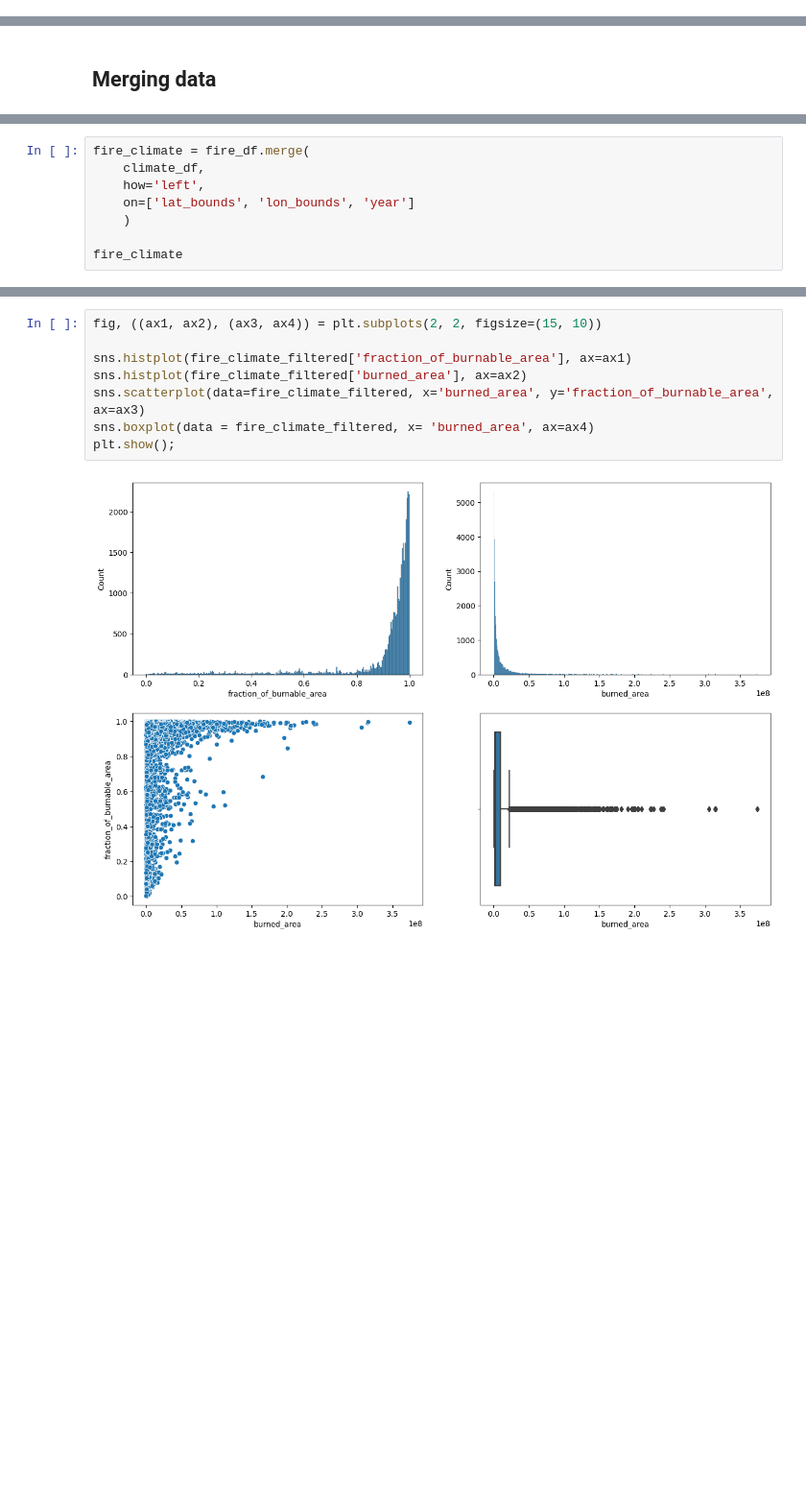
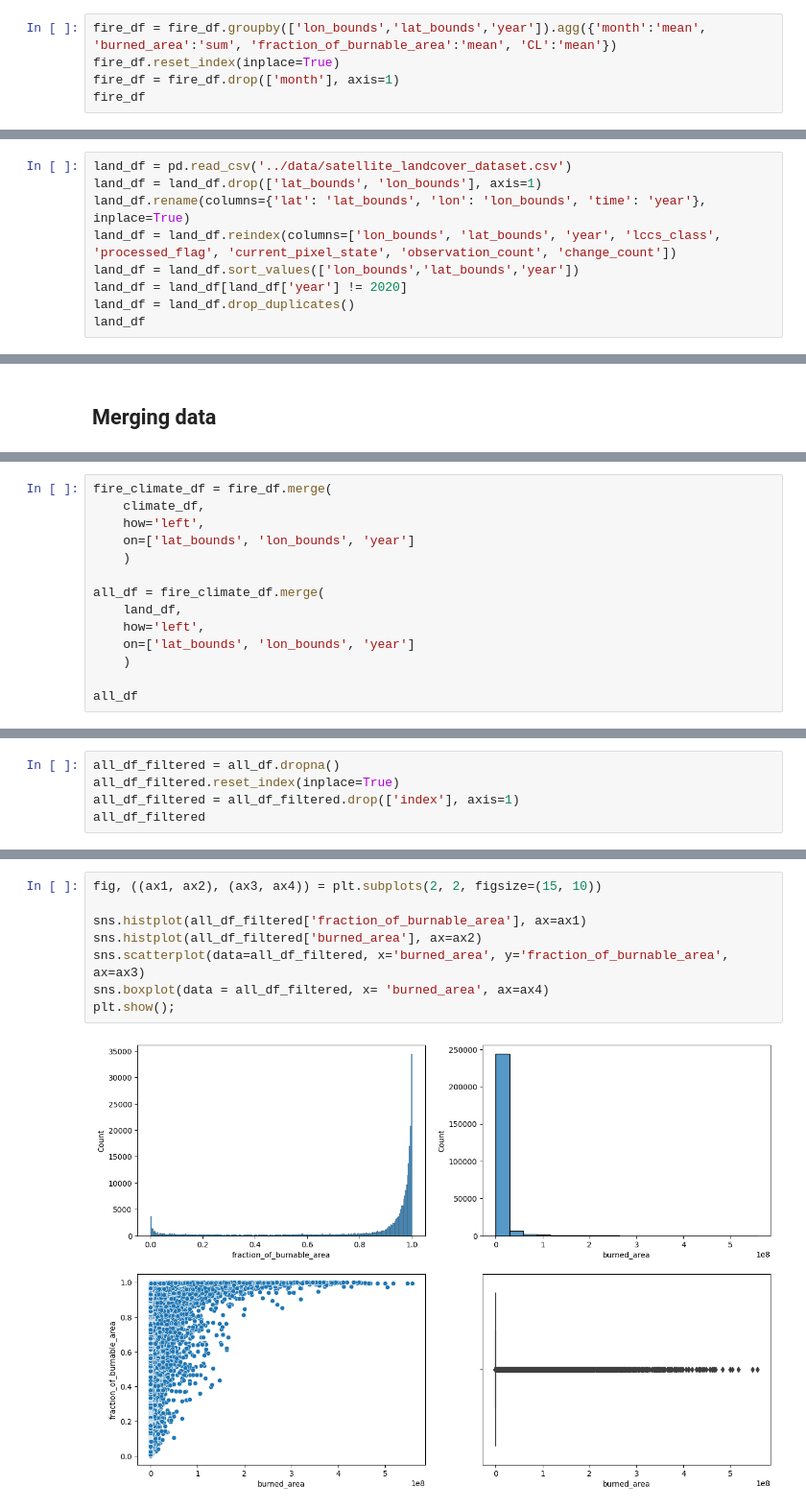
Before and after one commit to TomasDemeter/FireProject, a Jupyter notebook: notebooks/arnaud_data_merging.ipynb, the cells around one changed output, grey strips where cells are left out. Shown at 96% size. Cells and saved outputs as stored; diff of their text form; blank space fills up the shorter version.

```diff
--- a/notebooks/arnaud_data_merging.ipynb
+++ b/notebooks/arnaud_data_merging.ipynb
@@ -42,0 +39,5 @@ fire_df
+# %%
+fire_df = fire_df.groupby(['lon_bounds','lat_bounds','year']).agg({'month':'mean', 'burned_area':'sum', 'fraction_of_burnable_area':'mean', 'CL':'mean'})
+fire_df.reset_index(inplace=True)
+fire_df = fire_df.drop(['month'], axis=1)
+fire_df
@@ -74,0 +92,9 @@ climate_df
+# %%
+land_df = pd.read_csv('../data/satellite_landcover_dataset.csv')
+land_df = land_df.drop(['lat_bounds', 'lon_bounds'], axis=1)
+land_df.rename(columns={'lat': 'lat_bounds', 'lon': 'lon_bounds', 'time': 'year'}, inplace=True)
+land_df = land_df.reindex(columns=['lon_bounds', 'lat_bounds', 'year', 'lccs_class', 'processed_flag', 'current_pixel_state', 'observation_count', 'change_count'])
+land_df = land_df.sort_values(['lon_bounds','lat_bounds','year'])
+land_df = land_df[land_df['year'] != 2020]
+land_df = land_df.drop_duplicates()
+land_df
@@ -77,9 +137,15 @@ climate_df
 # %%
-fire_climate = fire_df.merge(
+fire_climate_df = fire_df.merge(
     climate_df,
     how='left',
     on=['lat_bounds', 'lon_bounds', 'year']
     )
 
-fire_climate
+all_df = fire_climate_df.merge(
+    land_df,
+    how='left',
+    on=['lat_bounds', 'lon_bounds', 'year']
+    )
+
+all_df
 # %% [output]
@@ -115,0 +165,5 @@ fire_climate_filtered
+# %%
+all_df_filtered = all_df.dropna()
+all_df_filtered.reset_index(inplace=True)
+all_df_filtered = all_df_filtered.drop(['index'], axis=1)
+all_df_filtered
@@ -116,10 +184,10 @@ fire_climate_filtered
 # %%
 fig, ((ax1, ax2), (ax3, ax4)) = plt.subplots(2, 2, figsize=(15, 10))
 
-sns.histplot(fire_climate_filtered['fraction_of_burnable_area'], ax=ax1)
-sns.histplot(fire_climate_filtered['burned_area'], ax=ax2)
-sns.scatterplot(data=fire_climate_filtered, x='burned_area', y='fraction_of_burnable_area', ax=ax3)
-sns.boxplot(data = fire_climate_filtered, x= 'burned_area', ax=ax4)
+sns.histplot(all_df_filtered['fraction_of_burnable_area'], ax=ax1)
+sns.histplot(all_df_filtered['burned_area'], ax=ax2)
+sns.scatterplot(data=all_df_filtered, x='burned_area', y='fraction_of_burnable_area', ax=ax3)
+sns.boxplot(data = all_df_filtered, x= 'burned_area', ax=ax4)
 plt.show();
 # %% [output]
-[figure, old version]
+[figure, new version]
```
Also changed, not shown: parts of 48 cells of this notebook, 7 other files.
